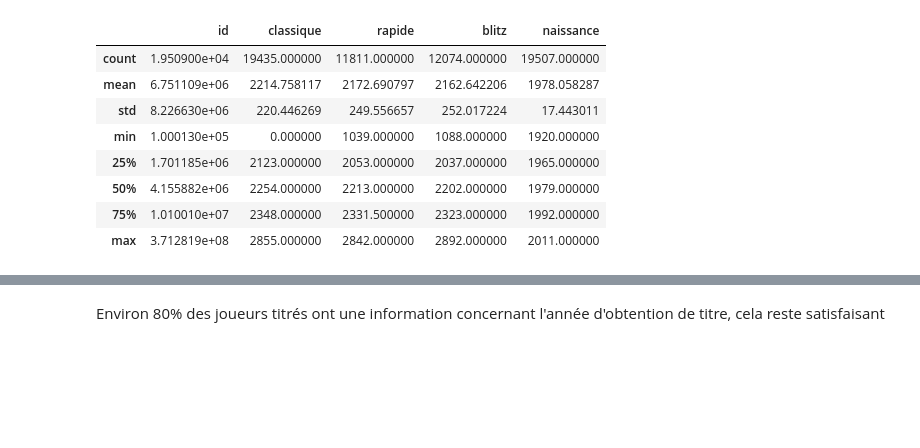
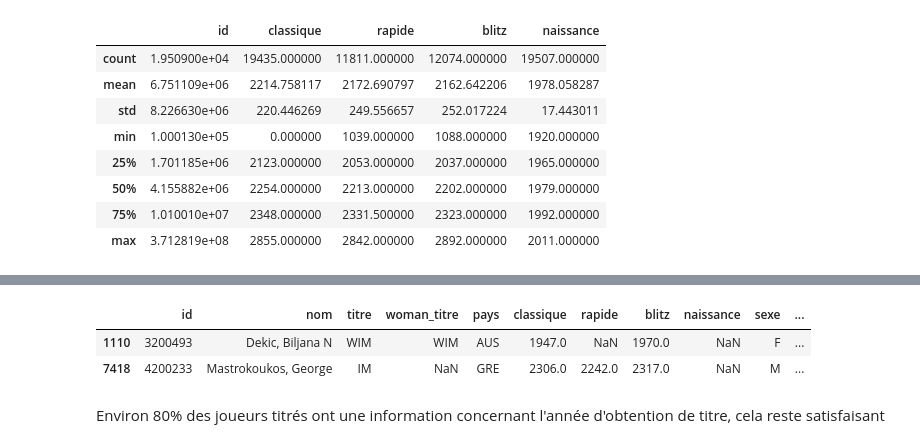
Before and after one commit to vinthara/chess, a Jupyter notebook: data_cleaning.ipynb, the cells around one changed output, grey strips where cells are left out. Saved outputs shown, nothing was run; the diff lists cells and outputs as text; code cells hidden in the pictures; blank space fills up the shorter version.

```diff
--- a/data_cleaning.ipynb
+++ b/data_cleaning.ipynb
@@ -286,0 +309,6 @@ df.loc[df[df['classique'] < 1000].index, 'classique'] = df.loc[df[df['classique'
+# %%
+df[df['naissance'].isnull()]
+# %% [output]
+|  | id | nom | titre | woman_titre | pays | classique | rapide | blitz | naissance | sexe | ... |
+| 1110 | 3200493 | Dekic, Biljana N | WIM | WIM | AUS | 1947.0 | NaN | 1970.0 | NaN | F | ... |
+| 7418 | 4200233 | Mastrokoukos, George | IM | NaN | GRE | 2306.0 | 2242.0 | 2317.0 | NaN | M | ... |
```
Also changed, not shown: parts of 6 cells of this notebook.
